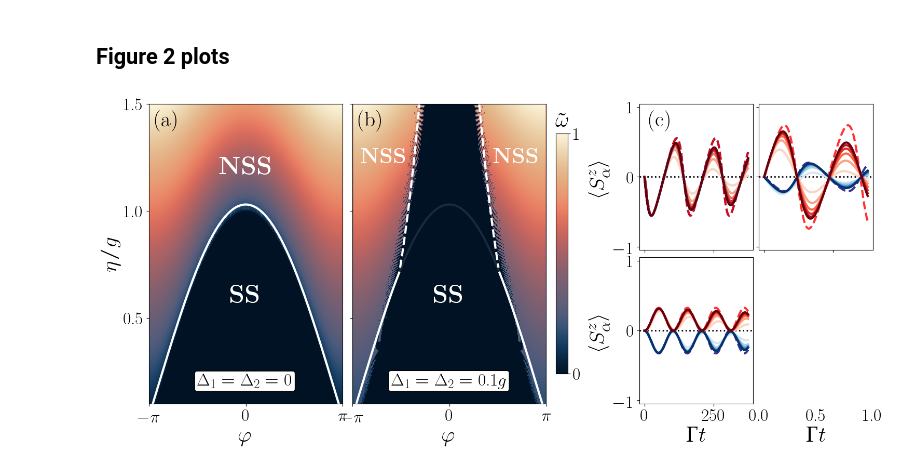
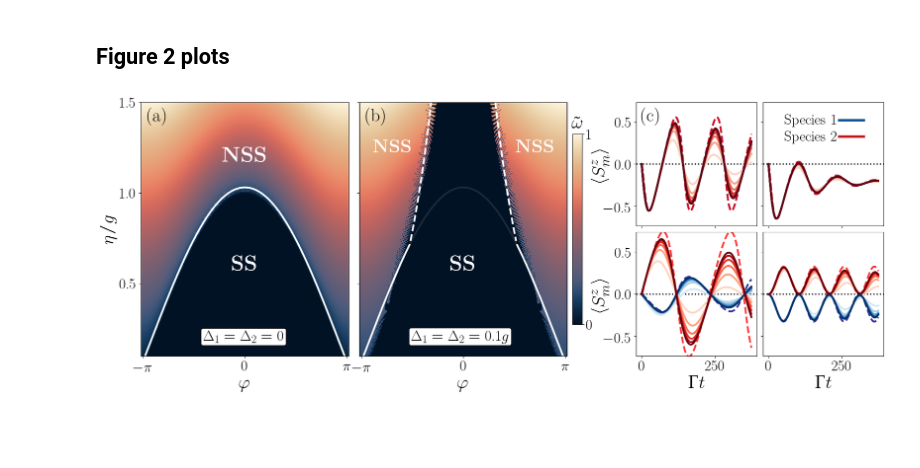
Before and after one commit to MarcNairn/nonreciprocal-dimer, a Jupyter notebook: figs_for_paper/fig_script.ipynb, the cells around one changed output. Drawn from its saved outputs; the diff is of its cells as text; code cells hidden in the pictures; blank space fills up the shorter version.

```diff
--- a/figs_for_paper/fig_script.ipynb
+++ b/figs_for_paper/fig_script.ipynb
@@ -64,7 +64,7 @@ clims1 = (0.0, 1)
 clims2 = (0.0, 1)
 
 # xticks at φ/π = −1,0,1, labeled “–π, 0, π”
-xtick_locs   = [-1.0, 0.0, 1.0]
+xtick_locs   = [-0.98, 0.0, 0.98]
 xtick_labels = [r"$-\pi$", r"$0$", r"$\pi$"]
 
 ytick_locs = [0.5, 1.0, 1.5]
@@ -79,8 +79,8 @@ cmap = lipari
 # --------------------------------------------
 # (2) Load / define all data for panels (c)
 
-phi_list    = [0, 4/5 * np.pi, np.pi]
-deltaA_list = [0, 0, 0.01]
+phi_list    = [0, 0, 4/5 * np.pi, np.pi]
+deltaA_list = [0, 0.01, 0, 0.01]
 
 # Pre‐load the three sets of mean‐field data:
 data1_mf1 = np.loadtxt("../finsize_data/mf_data1s1.txt")
@@ -92,8 +92,12 @@ data2_mf2 = np.loadtxt("../finsize_data/mf_data2s2.txt")
 data3_mf1 = np.loadtxt("../finsize_data/mf_data3s1.txt")
 data3_mf2 = np.loadtxt("../finsize_data/mf_data3s2.txt")
 
+data4_mf1 = np.loadtxt("../finsize_data/mf_data4s1.txt")
+data4_mf2 = np.loadtxt("../finsize_data/mf_data4s2.txt")
+
 mf_data_list = [
     (data1_mf1, data1_mf2),
+    (data4_mf1, data4_mf2),
     (data2_mf1, data2_mf2),
     (data3_mf1, data3_mf2),
 ]
@@ -101,14 +105,14 @@ mf_data_list = [
 
 tim = np.linspace(0, 15/Gamma, 200)  # adjust path/name as needed
 
-fig = plt.figure(figsize=(18, 7.5))
+fig = plt.figure(figsize=(22.5, 7.5))
 
 # Main grid: 3 rows × 3 columns
 gs = gridspec.GridSpec(
     nrows=3, ncols=3, figure=fig,
     width_ratios=[1, 1, 1],
-    height_ratios=[1, 1, 1],
-    wspace=0.05, hspace=0.05
+    height_ratios=[0.8, 0.8, 1],
+    wspace=0.05, hspace=0.03
 )
 
 # Panel (a): leftmost column, all rows
@@ -170,7 +174,7 @@ ax_a.text(
 )
 
 ax_a.text(
-    0.25, 0.05, r"$\mathrm{\Delta_1}=\mathrm{\Delta_2}=0$",
+    0.3, 0.05, r"$\mathrm{\Delta_1}=\mathrm{\Delta_2}=0$",
     transform=ax_a.transAxes,
     fontsize=24,
     va="bottom",
@@ -218,7 +222,7 @@ mask = fncx <= fncx2
 ax_b.plot(x[mask], fncx[mask], color="white", alpha=0.1, linewidth=3)
 
 ax_b.text(
-    0.2, 0.05, r"$\mathrm{\Delta_1}=\mathrm{\Delta_2}=0.1g$",
+    0.25, 0.05, r"$\mathrm{\Delta_1}=\mathrm{\Delta_2}=0.1g$",
     transform=ax_b.transAxes,
     fontsize=24,
     va="bottom",
@@ -248,8 +252,8 @@ cbar = fig.colorbar(
     im_b,
     ax=[ax_a, ax_b],
     location="right",
-    pad=0.02,
-    shrink=0.8
+    pad=0.01,
+    shrink=0.75
 )
 cbar.ax.set_title(r"$\,\tilde{\omega}$", pad=10)
 cbar.set_ticks([0.0, 1])
@@ -259,9 +263,9 @@ cbar.set_ticklabels([r"$0$", r"$1$"])
 # (6) Plot Panels (c1), (c2), (c3) into the new 2×2 grid
 
 # We still loop over our three data‐sets for c1/c2/c3.
-axes_c_data = [ax_c1, ax_c2, ax_c3]
-ymin, ymax = -1.05, 1.05
-yticks    = np.arange(-1, 1.1, 1.0)
+axes_c_data = [ax_c1, ax_c2, ax_c3, ax_c4]
+ymin, ymax = -0.735, 0.735
+yticks    = np.arange(-0.5, 0.6, 0.5)
 
 for ax_plot, φ, ΔA, (mf1, mf2) in zip(
         axes_c_data,
@@ -302,46 +306,76 @@ for ax_plot, φ, ΔA, (mf1, mf2) in zip(
         )
 
     # Only set y‐label for the *left‐column* of the 2×2 (i.e. ax_c1 and ax_c3)
-    ax_plot.set_ylabel(r"$\langle S^z_\alpha \rangle$")
+    ax_plot.set_ylabel(r"$\langle S^z_m \rangle$", labelpad=-10)
     ax_plot.set_ylim(ymin, ymax)
     ax_plot.set_yticks(yticks)
 
 # Now handle x‐labels: only bottom row (ax_c3 and ax_c4)
 ax_c3.set_xlabel(r"$\Gamma t$")
 ax_c4.set_xlabel(r"$\Gamma t$")
 
 # Turn off x‐tick labels on the top row (ax_c1, ax_c2):
 for ax_top in [ax_c1, ax_c2]:
     ax_top.set_xticklabels([])
 
 # For the right‐column of the 2×2 (ax_c2, ax_c4), remove y‐labels and ticks:
 for ax_right in [ax_c2, ax_c4]:
     ax_right.set_yticklabels([])
     ax_right.set_ylabel("")  # ensures no y‐label box
 
-# Finally, leave the bottom‐right (ax_c4) blank—no data plotted:
-# We’ll simply turn off its tick marks:
-ax_c4.tick_params(left=False, bottom=False)
-ax_c4.spines['top'].set_visible(False)
-ax_c4.spines['right'].set_visible(False)
-ax_c4.spines['bottom'].set_visible(False)
-ax_c4.spines['left'].set_visible(False)
+
 
 # Add the big “(c)” label in the top‐left corner of the entire right block:
 # (same coordinates as before so that it lines up)
 fig.text(
-    0.66,            # x‐coordinate
+    0.63,            # x‐coordinate
     0.865,           # y‐coordinate
     "(c)",
     fontsize=30,
     fontweight="bold",
     va="top"
 )
 
+x0, x1 = 0.83, 0.855
+y1 = 0.825
+y2 = 0.775
+color1 = plt.get_cmap('Reds', 10)
+color2 = plt.get_cmap('Blues',10)
+# make two thick lines in figure‐space
+l1 = Line2D([x0, x1], [y1, y1],
+            color=color2(8), lw=4,
+            transform=fig.transFigure,
+            figure=fig)
+l2 = Line2D([x0, x1], [y2, y2],
+            color=color1(7),  lw=4,
+            transform=fig.transFigure,
+            figure=fig)
+
+fig.add_artist(l1)
+fig.add_artist(l2)
+
+# then add text labels if you like
+
+fig.text(x0 - 0.055, y1, "Species 1", va='center',fontsize=24)
+fig.text(x0 - 0.055, y2, 'Species 2',  va='center',fontsize=24)
+
+
+dx = 0.025
+
+
+for ax in [ax_c1, ax_c2, ax_c3, ax_c4]:
+    pos = ax.get_position()  # get [x0, y0, width, height]
+    ax.set_position([
+        pos.x0 - dx,  # new x0 (shift left)
+        pos.y0,
+        pos.width,
+        pos.height
+    ])
+
 # --------------------------------------------
 # (7) Final layout adjustments (unchanged)
 
-# plt.savefig("fig2.svg", bbox_inches="tight")
-plt.show()
+plt.savefig("fig2.svg", bbox_inches="tight")
+#plt.show()
 # %% [output]
-[figure, old version]
+[figure, new version]
```
Also changed, not shown: parts of 2 cells of this notebook, 12 other files.
